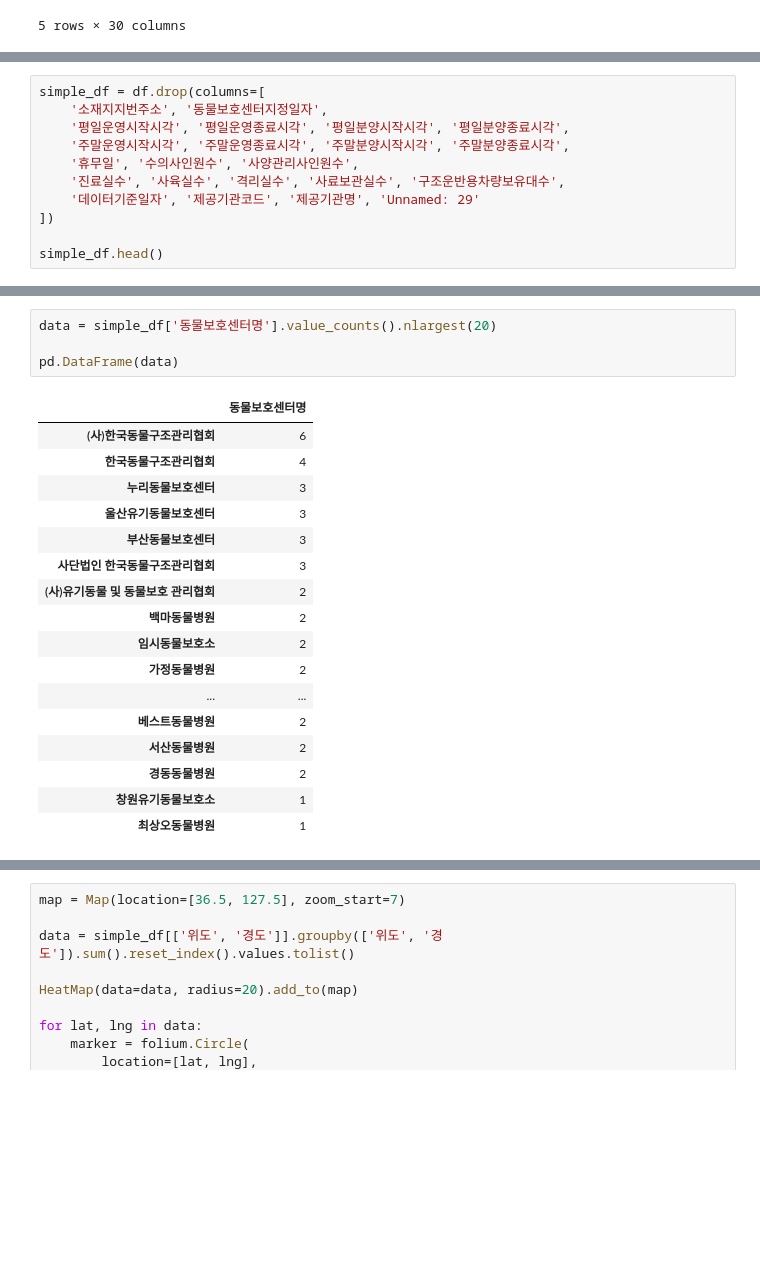
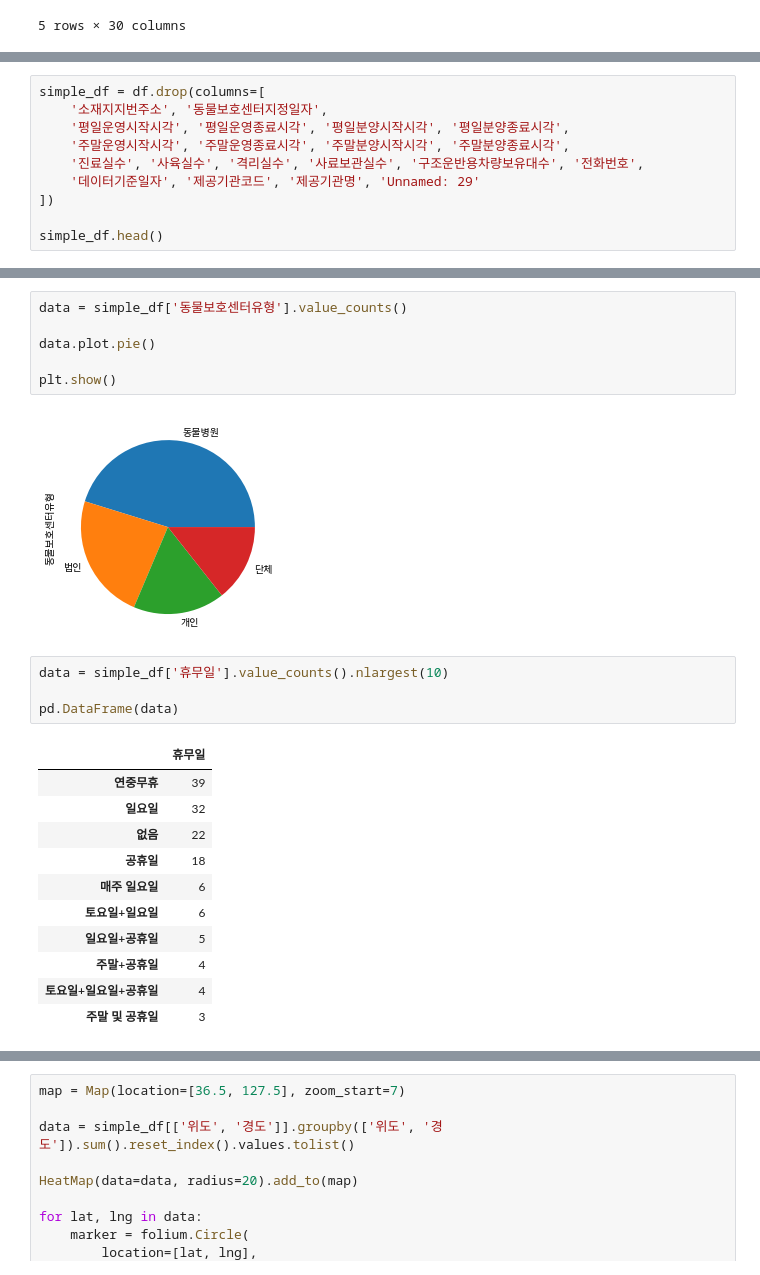
Before and after one commit to ahastudio/CodingLife, a Jupyter notebook: 20190908/python/animal.ipynb, the cells around one changed output, grey strips where cells are left out. Saved outputs shown, nothing was run; the diff lists cells and outputs as text; blank space fills up the shorter version.

```diff
--- a/20190908/python/animal.ipynb
+++ b/20190908/python/animal.ipynb
@@ -90,8 +90,7 @@ simple_df = df.drop(columns=[
     '소재지지번주소', '동물보호센터지정일자',
     '평일운영시작시각', '평일운영종료시각', '평일분양시작시각', '평일분양종료시각',
     '주말운영시작시각', '주말운영종료시각', '주말분양시작시각', '주말분양종료시각',
-    '휴무일', '수의사인원수', '사양관리사인원수',
-    '진료실수', '사육실수', '격리실수', '사료보관실수', '구조운반용차량보유대수',
+    '진료실수', '사육실수', '격리실수', '사료보관실수', '구조운반용차량보유대수', '전화번호',
     '데이터기준일자', '제공기관코드', '제공기관명', 'Unnamed: 29'
 ])
 
@@ -106,23 +115,25 @@ simple_df.head()
+# %%
+data = simple_df['동물보호센터유형'].value_counts()
+
+data.plot.pie()
+
+plt.show()
+# %% [output]
+[figure, added]
 # %%
-data = simple_df['동물보호센터명'].value_counts().nlargest(20)
+data = simple_df['휴무일'].value_counts().nlargest(10)
 
 pd.DataFrame(data)
 # %% [output]
-|  | 동물보호센터명 |
-| (사)한국동물구조관리협회 | 6 |
-| 한국동물구조관리협회 | 4 |
-| 누리동물보호센터 | 3 |
-| 울산유기동물보호센터 | 3 |
-| 부산동물보호센터 | 3 |
-| 사단법인 한국동물구조관리협회 | 3 |
-| (사)유기동물 및 동물보호 관리협회 | 2 |
-| 백마동물병원 | 2 |
-| 임시동물보호소 | 2 |
-| 가정동물병원 | 2 |
-| ... | ... |
-| 베스트동물병원 | 2 |
-| 서산동물병원 | 2 |
-| 경동동물병원 | 2 |
-| 창원유기동물보호소 | 1 |
-| 최상오동물병원 | 1 |
+|  | 휴무일 |
+| 연중무휴 | 39 |
+| 일요일 | 32 |
+| 없음 | 22 |
+| 공휴일 | 18 |
+| 매주 일요일 | 6 |
+| 토요일+일요일 | 6 |
+| 일요일+공휴일 | 5 |
+| 주말+공휴일 | 4 |
+| 토요일+일요일+공휴일 | 4 |
+| 주말 및 공휴일 | 3 |
 # %%
```
Also changed, not shown: parts of 10 cells of this notebook.
